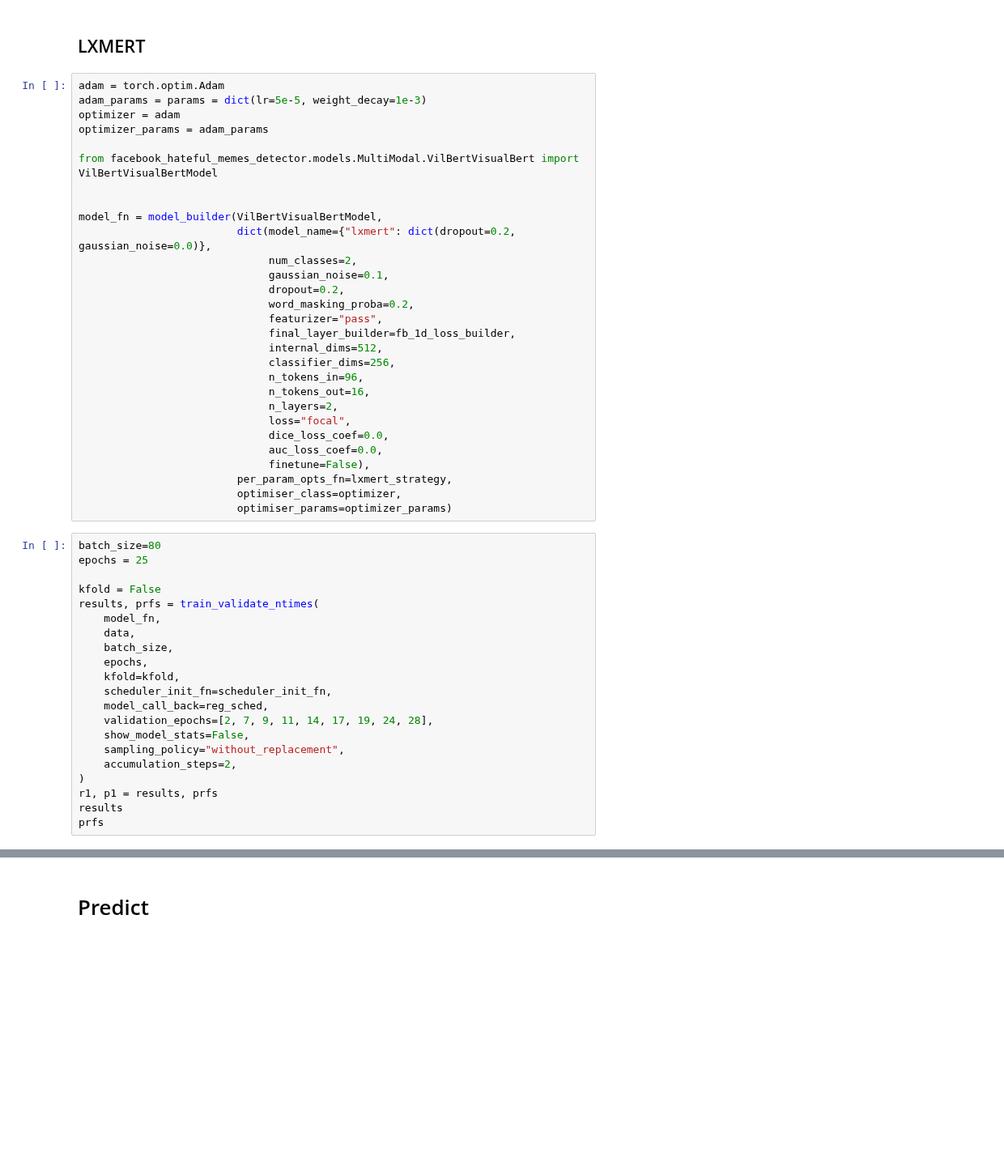
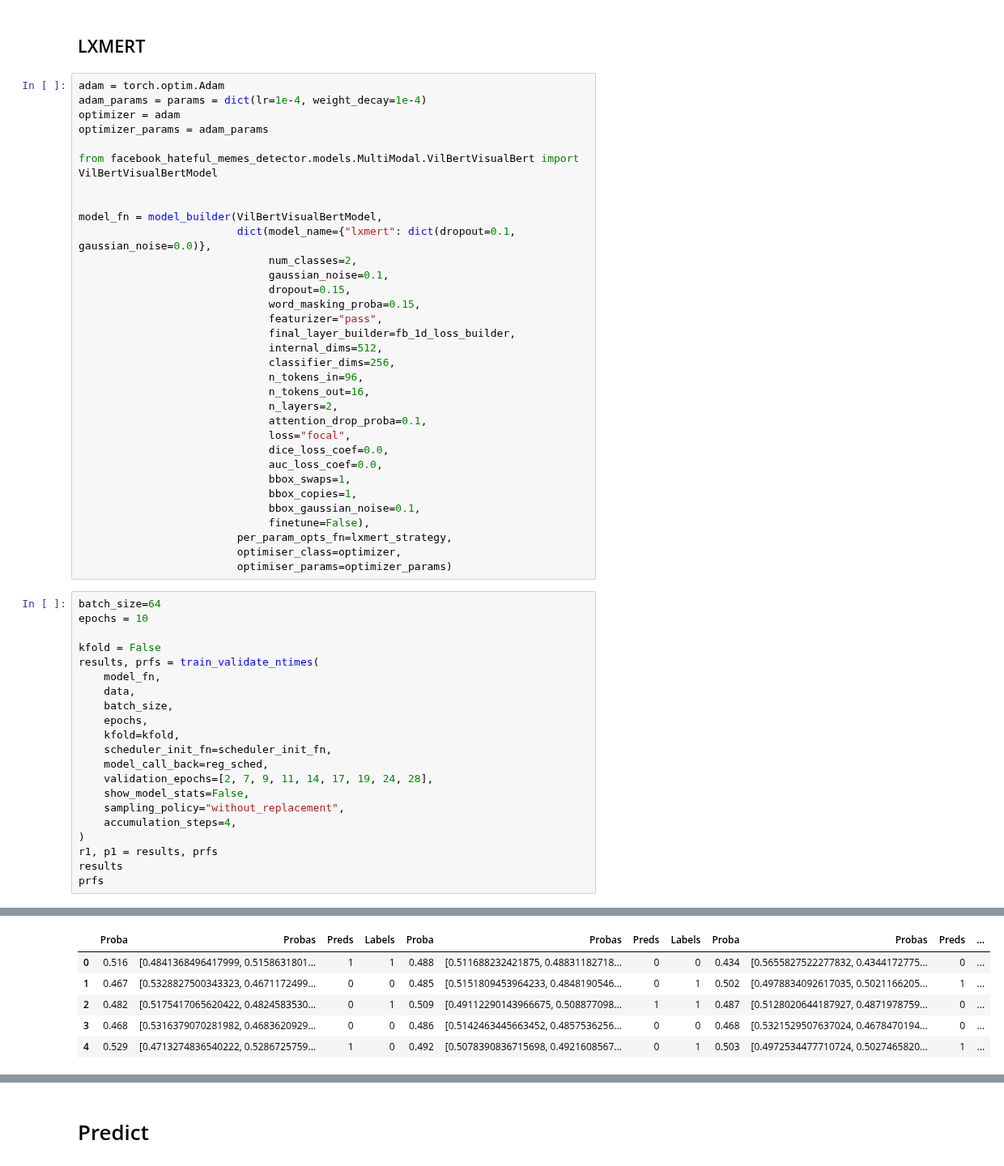
Before and after one commit to faizanahemad/facebook-hateful-memes, a Jupyter notebook: notebooks/LXMERT.ipynb, the cells around one changed output, grey strips where cells are left out. Shown at 81% size. Drawn from its saved outputs; the diff is of its cells as text; blank space fills up the shorter version.

```diff
--- a/notebooks/LXMERT.ipynb
+++ b/notebooks/LXMERT.ipynb
@@ -177,7 +177,7 @@ lxmert_strategy = {
 ## LXMERT
 # %%
 adam = torch.optim.Adam
-adam_params = params = dict(lr=5e-5, weight_decay=1e-3)
+adam_params = params = dict(lr=1e-4, weight_decay=1e-4)
 optimizer = adam
 optimizer_params = adam_params
 
@@ -185,11 +185,11 @@ from facebook_hateful_memes_detector.models.MultiModal.VilBertVisualBert import
 
 
 model_fn = model_builder(VilBertVisualBertModel,
-                         dict(model_name={"lxmert": dict(dropout=0.2, gaussian_noise=0.0)},
+                         dict(model_name={"lxmert": dict(dropout=0.1, gaussian_noise=0.0)},
                               num_classes=2,
                               gaussian_noise=0.1,
-                              dropout=0.2,
-                              word_masking_proba=0.2,
+                              dropout=0.15,
+                              word_masking_proba=0.15,
                               featurizer="pass",
                               final_layer_builder=fb_1d_loss_builder,
                               internal_dims=512,
@@ -197,16 +197,20 @@ model_fn = model_builder(VilBertVisualBertModel,
                               n_tokens_in=96,
                               n_tokens_out=16,
                               n_layers=2,
+                              attention_drop_proba=0.1,
                               loss="focal",
                               dice_loss_coef=0.0,
                               auc_loss_coef=0.0,
+                              bbox_swaps=1,
+                              bbox_copies=1,
+                              bbox_gaussian_noise=0.1,
                               finetune=False),
                          per_param_opts_fn=lxmert_strategy,
                          optimiser_class=optimizer,
                          optimiser_params=optimizer_params)
 # %%
-batch_size=80
-epochs = 25
+batch_size=64
+epochs = 10
 
 kfold = False
 results, prfs = train_validate_ntimes(
@@ -220,8 +224,9 @@ results, prfs = train_validate_ntimes(
     validation_epochs=[2, 7, 9, 11, 14, 17, 19, 24, 28],
     show_model_stats=False,
     sampling_policy="without_replacement",
-    accumulation_steps=2,
+    accumulation_steps=4,
 )
 r1, p1 = results, prfs
 results
 prfs
+# %% [output]
@@ -227,0 +264,6 @@ prfs
+|  | Proba | Probas | Preds | Labels | Proba | Probas | Preds | Labels | Proba | Probas | Preds | ... |
+| 0 | 0.516 | [0.4841368496417999, 0.5158631801... | 1 | 1 | 0.488 | [0.511688232421875, 0.48831182718... | 0 | 0 | 0.434 | [0.5655827522277832, 0.4344172775... | 0 | ... |
+| 1 | 0.467 | [0.5328827500343323, 0.4671172499... | 0 | 0 | 0.485 | [0.5151809453964233, 0.4848190546... | 0 | 1 | 0.502 | [0.4978834092617035, 0.5021166205... | 1 | ... |
+| 2 | 0.482 | [0.5175417065620422, 0.4824583530... | 0 | 1 | 0.509 | [0.49112290143966675, 0.508877098... | 1 | 1 | 0.487 | [0.5128020644187927, 0.4871978759... | 0 | ... |
+| 3 | 0.468 | [0.5316379070281982, 0.4683620929... | 0 | 0 | 0.486 | [0.5142463445663452, 0.4857536256... | 0 | 0 | 0.468 | [0.5321529507637024, 0.4678470194... | 0 | ... |
+| 4 | 0.529 | [0.4713274836540222, 0.5286725759... | 1 | 0 | 0.492 | [0.5078390836715698, 0.4921608567... | 0 | 1 | 0.503 | [0.4972534477710724, 0.5027465820... | 1 | ... |
```
Also changed, not shown: parts of 2 cells of this notebook, 1 other file.
